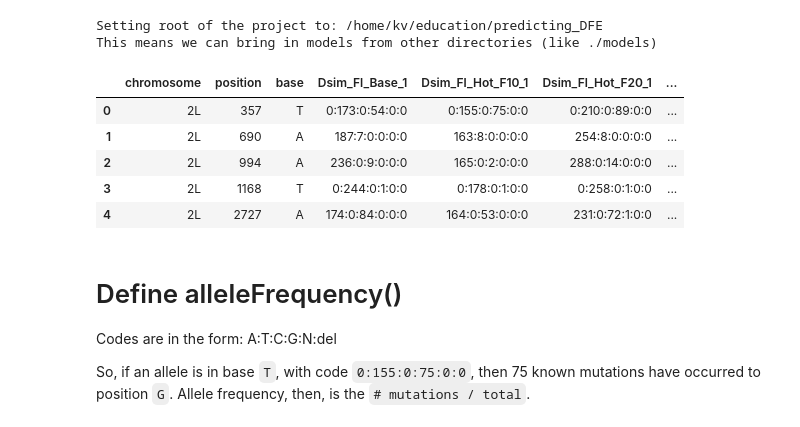
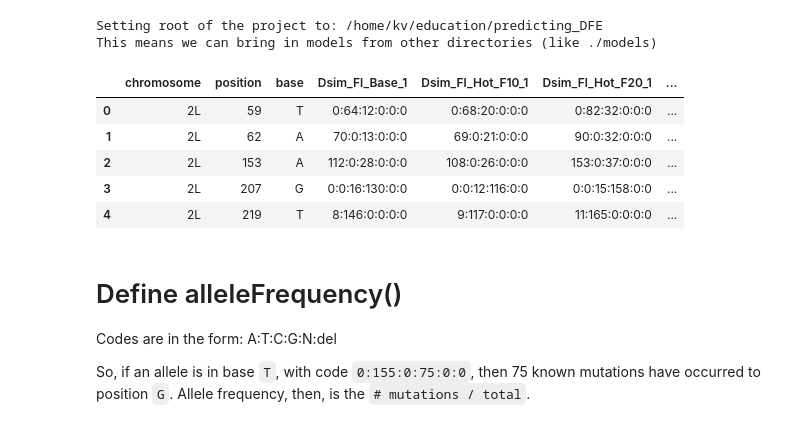
Before and after one commit to Vostanis/predicting_DFE, a Jupyter notebook: notebooks/00_explore.ipynb, the cells around one changed output. Drawn from its saved outputs; the diff is of its cells as text; code cells hidden in the pictures.

```diff
--- a/notebooks/00_explore.ipynb
+++ b/notebooks/00_explore.ipynb
@@ -17,39 +17,40 @@ This means we can bring in models from other directories (like ./models)
 # %%
 import pandas as pd
 
-DATA_FILE_PATH = "../data/sample_data_500mb.sync"
+# DATA_FILE_PATH = "../data/sample_data_500mb.sync"
+DATA_FILE_PATH = "../data/chromosome_2L.sync"
 
 # Column names provided by documentation at:     <https://datadryad.org/dataset/doi:10.5061/dryad.rr137kn#usage>
 # File name of documentation:                    'README_for_F0-F60SNP_CMH_FET_blockID.sync.docx'
 columns = [
     'chromosome',
     'position',
     'base',
     'Dsim_Fl_Base_1',
     'Dsim_Fl_Hot_F10_1',
     'Dsim_Fl_Hot_F20_1',
     'Dsim_Fl_Hot_F30_1',
     'Dsim_Fl_Hot_F40_1',
     'Dsim_Fl_Hot_F50_1',
     'Dsim_Fl_Hot_F60_1'
 ]
 
 raw = pd.read_csv(
     filepath_or_buffer=DATA_FILE_PATH,
     sep='\t', # tab-separated values
     names=columns,
     usecols=columns,
     header=None # no headers provided
 )
 raw = raw[raw.chromosome == "2L"] # <-- only this chromomosome used in the original paper
 raw.head()
 # %% [output]
 |  | chromosome | position | base | Dsim_Fl_Base_1 | Dsim_Fl_Hot_F10_1 | Dsim_Fl_Hot_F20_1 | ... |
-| 0 | 2L | 357 | T | 0:173:0:54:0:0 | 0:155:0:75:0:0 | 0:210:0:89:0:0 | ... |
-| 1 | 2L | 690 | A | 187:7:0:0:0:0 | 163:8:0:0:0:0 | 254:8:0:0:0:0 | ... |
-| 2 | 2L | 994 | A | 236:0:9:0:0:0 | 165:0:2:0:0:0 | 288:0:14:0:0:0 | ... |
-| 3 | 2L | 1168 | T | 0:244:0:1:0:0 | 0:178:0:1:0:0 | 0:258:0:1:0:0 | ... |
-| 4 | 2L | 2727 | A | 174:0:84:0:0:0 | 164:0:53:0:0:0 | 231:0:72:1:0:0 | ... |
+| 0 | 2L | 59 | T | 0:64:12:0:0:0 | 0:68:20:0:0:0 | 0:82:32:0:0:0 | ... |
+| 1 | 2L | 62 | A | 70:0:13:0:0:0 | 69:0:21:0:0:0 | 90:0:32:0:0:0 | ... |
+| 2 | 2L | 153 | A | 112:0:28:0:0:0 | 108:0:26:0:0:0 | 153:0:37:0:0:0 | ... |
+| 3 | 2L | 207 | G | 0:0:16:130:0:0 | 0:0:12:116:0:0 | 0:0:15:158:0:0 | ... |
+| 4 | 2L | 219 | T | 8:146:0:0:0:0 | 9:117:0:0:0:0 | 11:165:0:0:0:0 | ... |
 # %% [markdown]
 # Define alleleFrequency()
 
```
Also changed, not shown: parts of 9 cells of this notebook, 6 other files.
